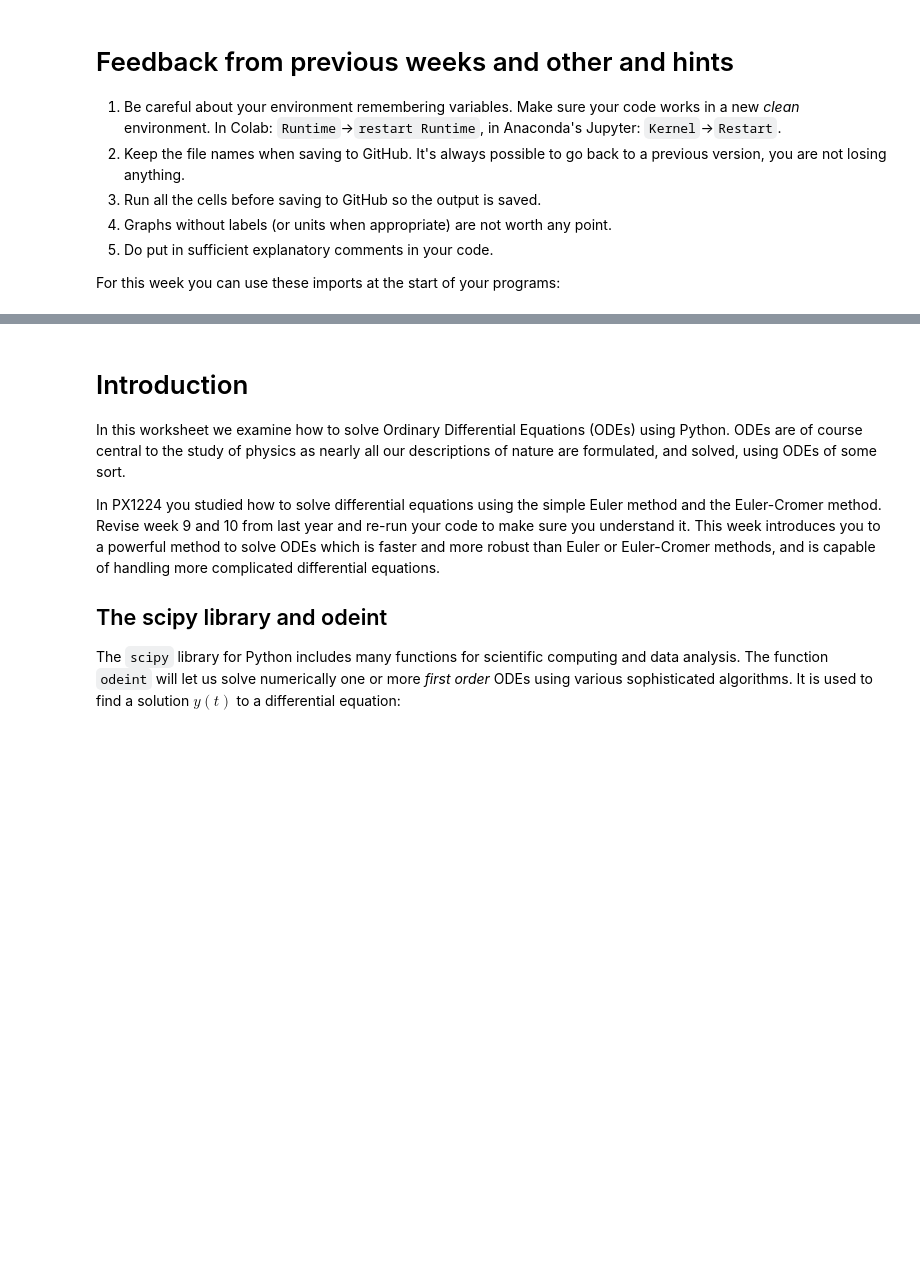
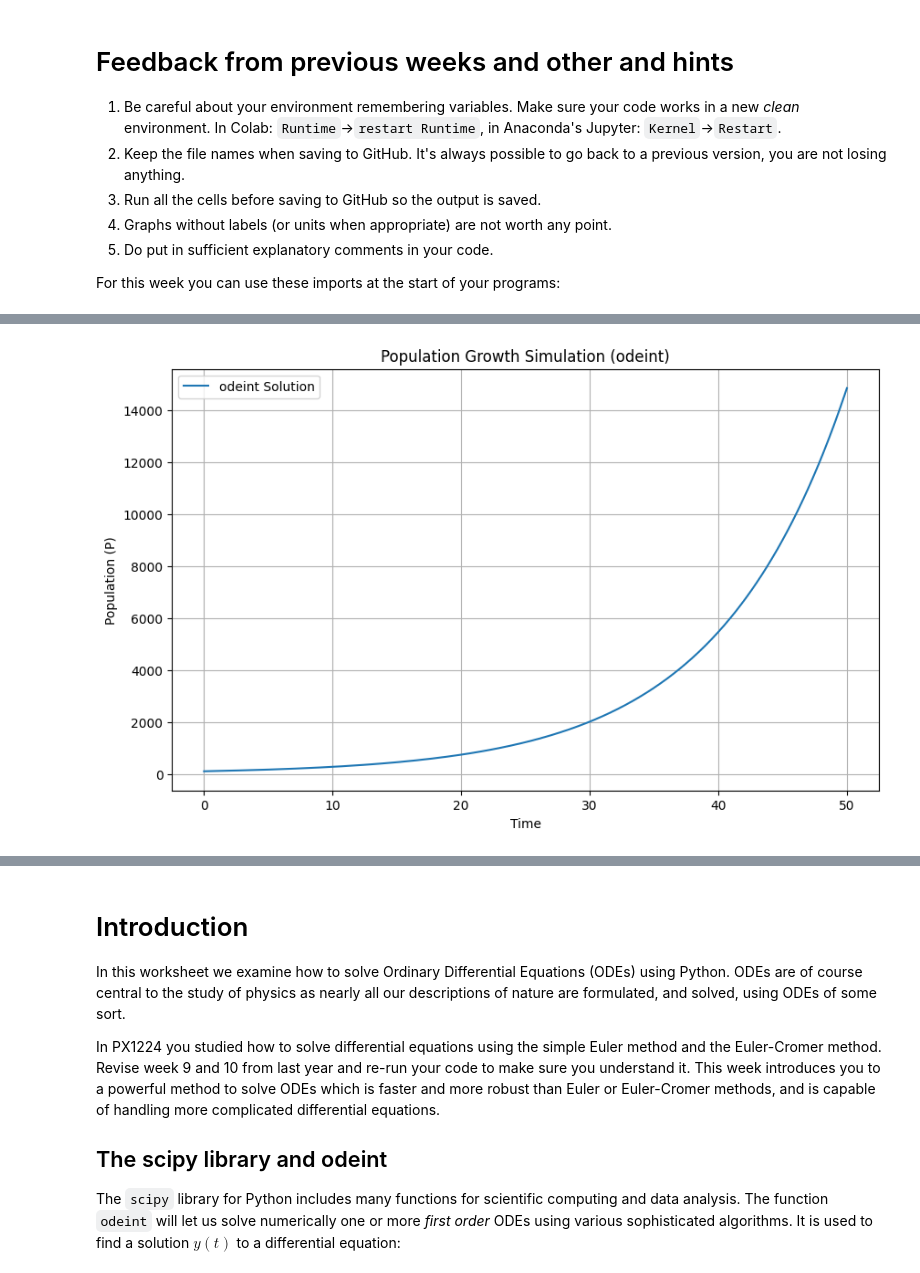
Before and after one commit to PX2145-2025/week-8-b-Zach-Bryant-2, a Jupyter notebook: ODEs.ipynb, the cells around one changed output, grey strips where cells are left out. Cells and saved outputs as stored; diff of their text form; code cells hidden in the pictures; blank space fills up the shorter version.

```diff
--- a/ODEs.ipynb
+++ b/ODEs.ipynb
@@ -10,0 +28,30 @@ For this week you can use these imports at the start of your programs:
+# %%
+import numpy as np
+import matplotlib.pyplot as plt
+from scipy.integrate import odeint
+
+# 1. Define the derivative function for population growth
+def population_growth_func(P, t, r):
+    return r * P
+
+# 2. Set up initial conditions and time array
+n_points_growth = 500
+t_max_growth = 50
+t_growth = np.linspace(0.0, t_max_growth, n_points_growth)
+P0_growth = 100  # Initial population
+r_growth = 0.1   # Growth rate constant
+
+# 3. Solve the ODE using odeint
+P_odeint_growth = odeint(population_growth_func, P0_growth, t_growth, args=(r_growth,))
+
+# 4. Plotting the odeint solution
+plt.figure(figsize=(10, 6))
+plt.plot(t_growth, P_odeint_growth, label='odeint Solution')
+plt.xlabel('Time')
+plt.ylabel('Population (P)')
+plt.title('Population Growth Simulation (odeint)')
+plt.legend()
+plt.grid(True)
+plt.show()
+# %% [output]
+[figure, added]
```
Also changed, not shown: parts of 17 cells of this notebook.
